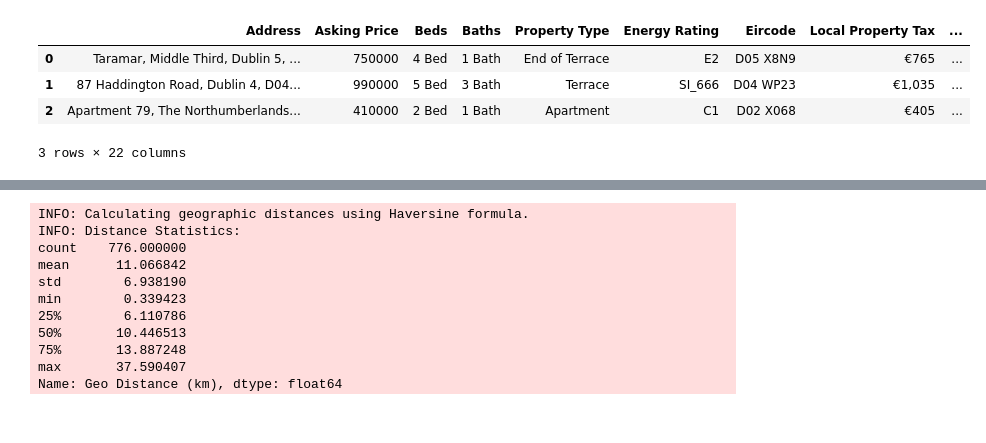
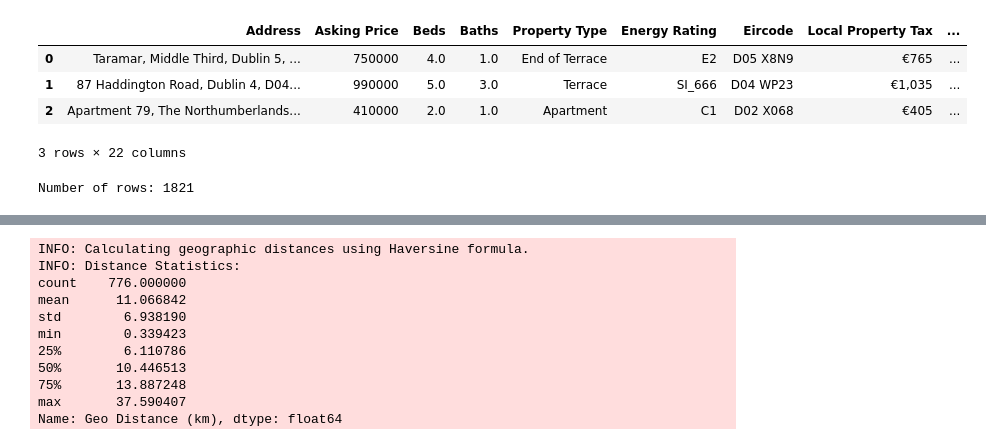
Before and after one commit to john-mcenroe/real_estate, a Jupyter notebook: notebooks/exploring_property_data_iteration_5.ipynb, the cells around one changed output, grey strips where cells are left out. Drawn from its saved outputs; the diff is of its cells as text; code cells hidden in the pictures.

```diff
--- a/notebooks/exploring_property_data_iteration_5.ipynb
+++ b/notebooks/exploring_property_data_iteration_5.ipynb
@@ -4,37 +4,46 @@ import pandas as pd
 import matplotlib.pyplot as plt
 import seaborn as sns
 from ipywidgets import widgets, interact
 
 # Step 1: Read the CSV
 file_path = '/Users/johnmcenroe/Documents/programming_misc/real_estate/data/processed/scraped_dublin/added_metadata/scraped_property_results_Dublin_final_with_metadata_deduped.csv'
 df = pd.read_csv(file_path)
 
 ### Step 2: Clean the 'Asking Price' column (Remove currency symbols, commas, etc.)
 # Remove any non-numeric characters (commas, currency symbols)
 df['Asking Price'] = df['Asking Price'].replace({'[^0-9.]': ''}, regex=True)
 
 ### Convert 'Asking Price' and 'MyHome_Floor_Area_Value' to Numeric
 df['Asking Price'] = pd.to_numeric(df['Asking Price'], errors='coerce')  # Convert to numeric, invalid values become NaN
 df['MyHome_Floor_Area_Value'] = pd.to_numeric(df['MyHome_Floor_Area_Value'], errors='coerce')  # Convert to numeric
 
 ### Safe Division: Add Square Metres (Handling NaNs and Division by Zero)
 def safe_divide(row):
     if pd.isna(row['Asking Price']) or pd.isna(row['MyHome_Floor_Area_Value']) or row['MyHome_Floor_Area_Value'] == 0:
         return None  # Return None if the value is NaN or the denominator is zero
     else:
         return row['Asking Price'] / row['MyHome_Floor_Area_Value']
 
 # Apply the safe divide function to the DataFrame
 df['price_per_square_meter'] = df.apply(safe_divide, axis=1)
 
+# Ensure 'Beds' and 'Baths' are treated as strings before extracting numeric values
+df['Beds'] = df['Beds'].astype(str).str.extract('(\d+)').astype(float)
+df['Baths'] = df['Baths'].astype(str).str.extract('(\d+)').astype(float)
+
 # Step 3: Display the DataFrame
 df.head(3)  # Displays the first few rows
 # %% [output]
 |  | Address | Asking Price | Beds | Baths | Property Type | Energy Rating | Eircode | Local Property Tax | ... |
-| 0 | Taramar, Middle Third, Dublin 5, ... | 750000 | 4 Bed | 1 Bath | End of Terrace | E2 | D05 X8N9 | €765 | ... |
-| 1 | 87 Haddington Road, Dublin 4, D04... | 990000 | 5 Bed | 3 Bath | Terrace | SI_666 | D04 WP23 | €1,035 | ... |
-| 2 | Apartment 79, The Northumberlands... | 410000 | 2 Bed | 1 Bath | Apartment | C1 | D02 X068 | €405 | ... |
+| 0 | Taramar, Middle Third, Dublin 5, ... | 750000 | 4.0 | 1.0 | End of Terrace | E2 | D05 X8N9 | €765 | ... |
+| 1 | 87 Haddington Road, Dublin 4, D04... | 990000 | 5.0 | 3.0 | Terrace | SI_666 | D04 WP23 | €1,035 | ... |
+| 2 | Apartment 79, The Northumberlands... | 410000 | 2.0 | 1.0 | Apartment | C1 | D02 X068 | €405 | ... |
 3 rows × 22 columns
+# %%
+row_count = pd.read_csv(file_path).shape[0]
+print(f"Number of rows: {row_count}")
+# %% [output]
+Number of rows: 1821
 # %%
 import pandas as pd
 
```
Also changed, not shown: parts of 9 cells of this notebook, 3 other files.
